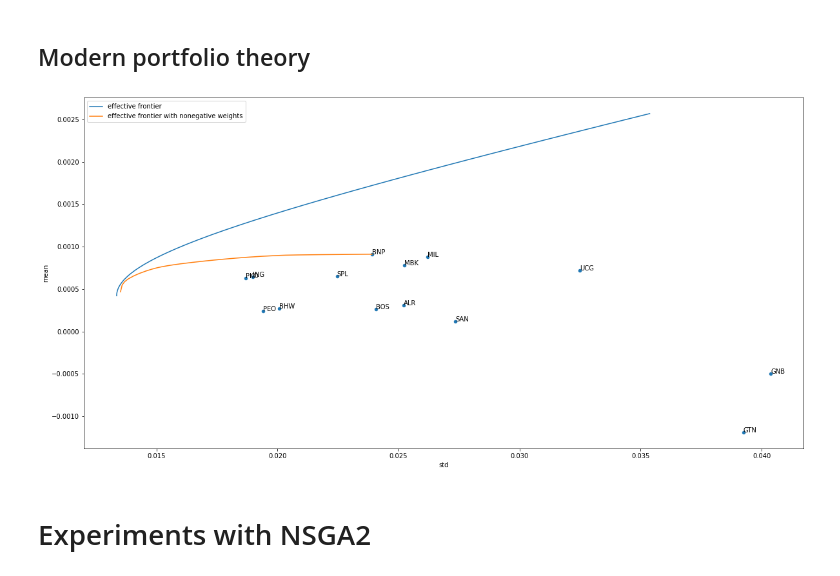
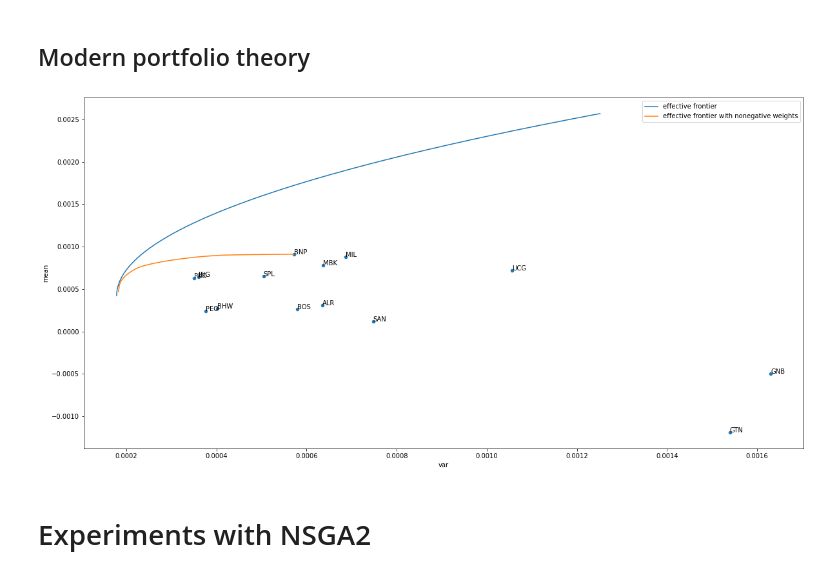
Before and after one commit to jdworzans/portfolio-optimization, a Jupyter notebook: notebooks/WIG_BANKI.ipynb, the cells around one changed output. Saved outputs shown, nothing was run; the diff lists cells and outputs as text; code cells hidden in the pictures.

```diff
--- a/notebooks/WIG_BANKI.ipynb
+++ b/notebooks/WIG_BANKI.ipynb
@@ -32,6 +32,6 @@ plt.show()
 # %% [markdown]
 ## Mean and standard deviation of daily returns
 # %%
-mean_std_df = df.agg(["mean", "std"]).transpose()
+mean_var_df = df.agg(["mean", "var"]).transpose()
 # %%
 fig, axs = plt.subplots(2, figsize=(20, 10))
@@ -43,9 +43,9 @@ plt.show()
 # %%
 fig, ax = plt.subplots(figsize=(20, 10))
-mean_std_df.plot("std", "mean", kind="scatter", ax=ax)
+mean_var_df.plot("var", "mean", kind="scatter", ax=ax)
 
-for _, row in mean_std_df.iterrows():
-    ax.annotate(row.name, (row["std"], row["mean"]))
+for _, row in mean_var_df.iterrows():
+    ax.annotate(row.name, (row["var"], row["mean"]))
 
 plt.show()
 # %% [output]
@@ -73,31 +73,31 @@ def get_nonnegative_weights(q):
     return solve_qp(2 * SIGMA, -q * R, None, None, np.ones_like(R), np.ones(1), np.zeros_like(R))
 # %%
 fig, ax = plt.subplots(figsize=(20, 10))
-mean_std_df.plot("std", "mean", kind="scatter", ax=ax)
+mean_var_df.plot("var", "mean", kind="scatter", ax=ax)
 
-for _, row in mean_std_df.iterrows():
-    ax.annotate(row.name, (row["std"], row["mean"]))
+for _, row in mean_var_df.iterrows():
+    ax.annotate(row.name, (row["var"], row["mean"]))
 
 arr = []
 for q in np.linspace(0, 1, 100):
     w = get_weights(q)
-    vol, ret = np.sqrt(w.T @ SIGMA @ w), np.dot(R, w)
+    vol, ret = w.T @ SIGMA @ w, np.dot(R, w)
     arr.append([vol, ret])
 
 nonneg_arr = []
 for q in np.linspace(0, 50, 1000):
     w = get_nonnegative_weights(q)
-    vol, ret = np.sqrt(w.T @ SIGMA @ w), np.dot(R, w)
+    vol, ret = w.T @ SIGMA @ w, np.dot(R, w)
     nonneg_arr.append([vol, ret])
 
 arr = np.array(arr)
 nonneg_arr = np.array(nonneg_arr)
 ax.plot(arr[:, 0], arr[:, 1], label="effective frontier")
 ax.plot(nonneg_arr[:, 0], nonneg_arr[:, 1], label="effective frontier with nonegative weights")
 ax.legend()
 plt.show()
 # %% [output]
-[figure, old version]
+[figure, new version]
 # %% [markdown]
 # Experiments with NSGA2
 # %%
```
Also changed, not shown: parts of 2 cells of this notebook, 1 other file.
